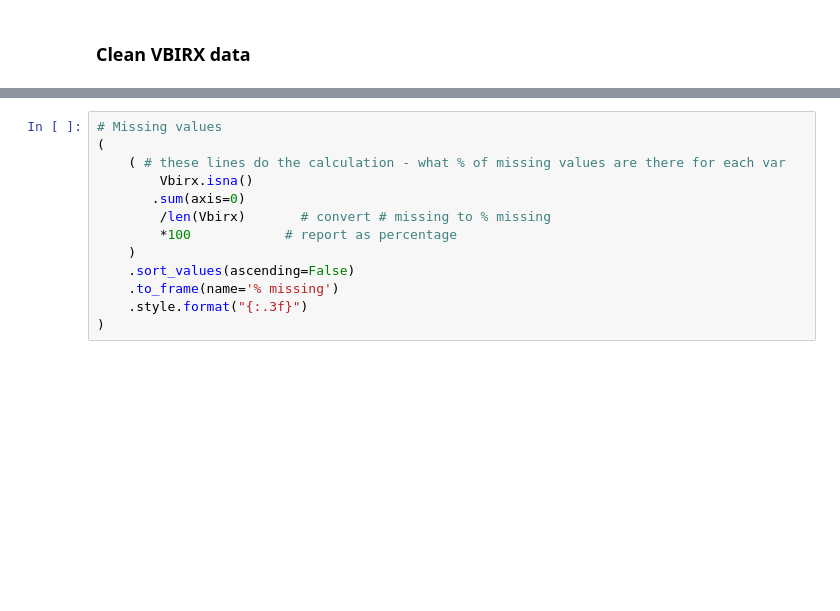
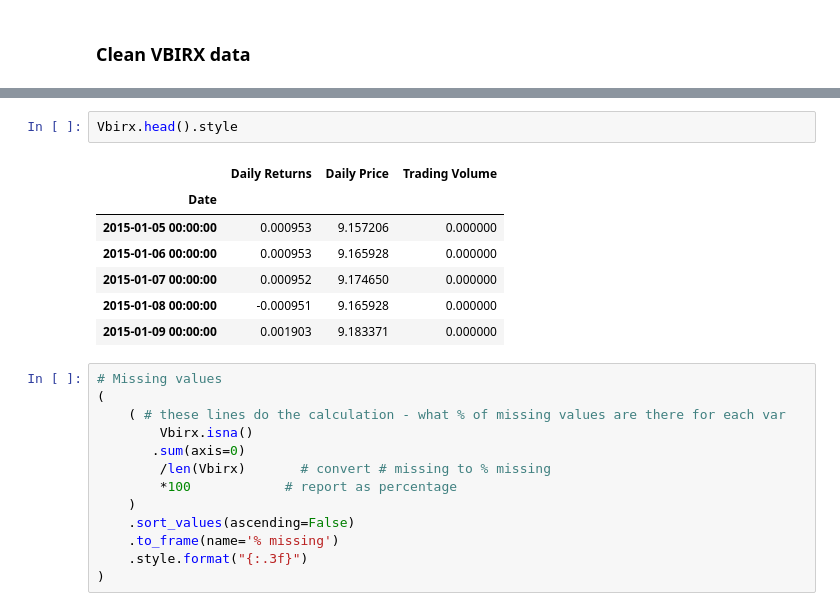
Before and after one commit to mab923/finalteamproject, a Jupyter notebook: Load_Data.ipynb, the cells around one changed output, grey strips where cells are left out. Saved outputs shown, nothing was run; the diff lists cells and outputs as text; blank space fills up the shorter version.

```diff
--- a/Load_Data.ipynb
+++ b/Load_Data.ipynb
@@ -368,3 +405,13 @@ Vblax.describe().T.style.format('{:,.2f}')
+# %%
+Vbirx.head().style
+# %% [output]
+|  | Daily Returns | Daily Price | Trading Volume |
+| Date |  |  |  |
+| 2015-01-05 00:00:00 | 0.000953 | 9.157206 | 0.000000 |
+| 2015-01-06 00:00:00 | 0.000953 | 9.165928 | 0.000000 |
+| 2015-01-07 00:00:00 | 0.000952 | 9.174650 | 0.000000 |
+| 2015-01-08 00:00:00 | -0.000951 | 9.165928 | 0.000000 |
+| 2015-01-09 00:00:00 | 0.001903 | 9.183371 | 0.000000 |
 # %%
 # Missing values
 (
```
Also changed, not shown: parts of 10 cells of this notebook.
